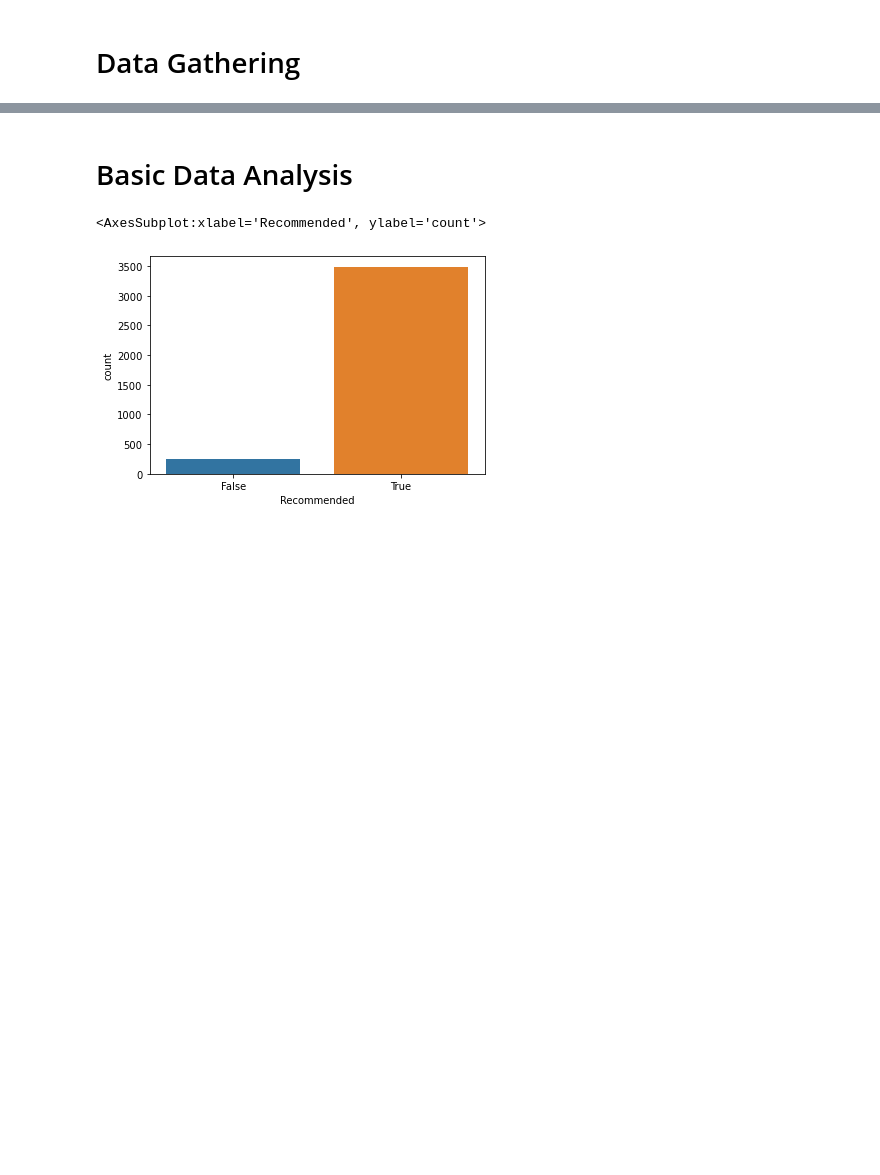
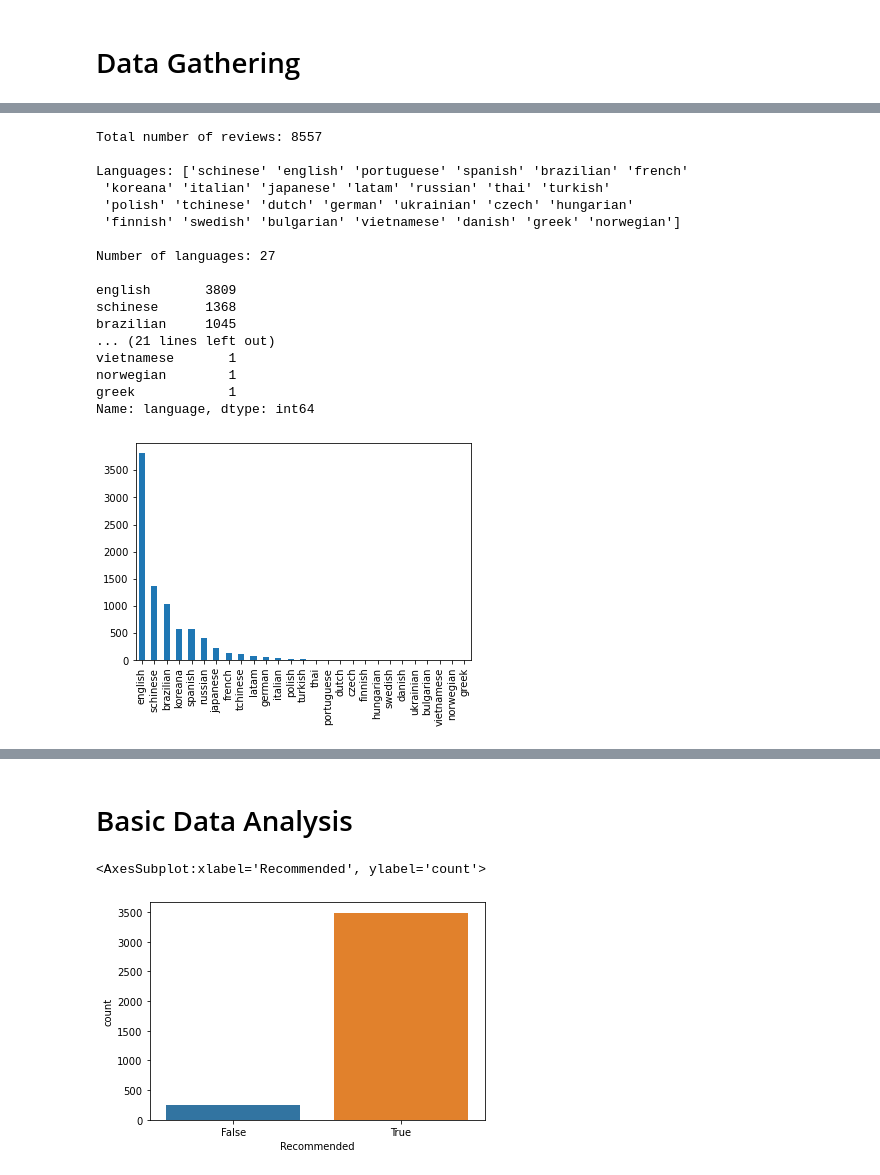
Before and after one commit to khanhhuy288/steam-insider, a Jupyter notebook: Aspect Extraction.ipynb, the cells around one changed output, grey strips where cells are left out. Drawn from its saved outputs; the diff is of its cells as text; code cells hidden in the pictures; blank space fills up the shorter version.

```diff
--- a/Aspect Extraction.ipynb
+++ b/Aspect Extraction.ipynb
@@ -65,0 +72,34 @@ text_df.sample(10)
+# %%
+# languages
+# tchinese = traditional Chinese
+# schinese = simplified Chinese
+review_df_lan = review_df['language']
+print('Total number of reviews: {}'.format(len(review_df_lan)))
+print()
+print('Languages: {}'.format(review_df_lan.unique()))
+print()
+print('Number of languages: {}'.format(len(review_df_lan.unique())))
+print()
+print(review_df_lan.value_counts())
+print()
+review_df_lan.value_counts().plot.bar()
+plt.show()
+# %% [output]
+Total number of reviews: 8557
+
+Languages: ['schinese' 'english' 'portuguese' 'spanish' 'brazilian' 'french'
+ 'koreana' 'italian' 'japanese' 'latam' 'russian' 'thai' 'turkish'
+ 'polish' 'tchinese' 'dutch' 'german' 'ukrainian' 'czech' 'hungarian'
+ 'finnish' 'swedish' 'bulgarian' 'vietnamese' 'danish' 'greek' 'norwegian']
+
+Number of languages: 27
+
+english       3809
+schinese      1368
+brazilian     1045
+... (21 lines left out)
+vietnamese       1
+norwegian        1
+greek            1
+Name: language, dtype: int64
+[figure, added]
```
Also changed, not shown: parts of 12 cells of this notebook.
